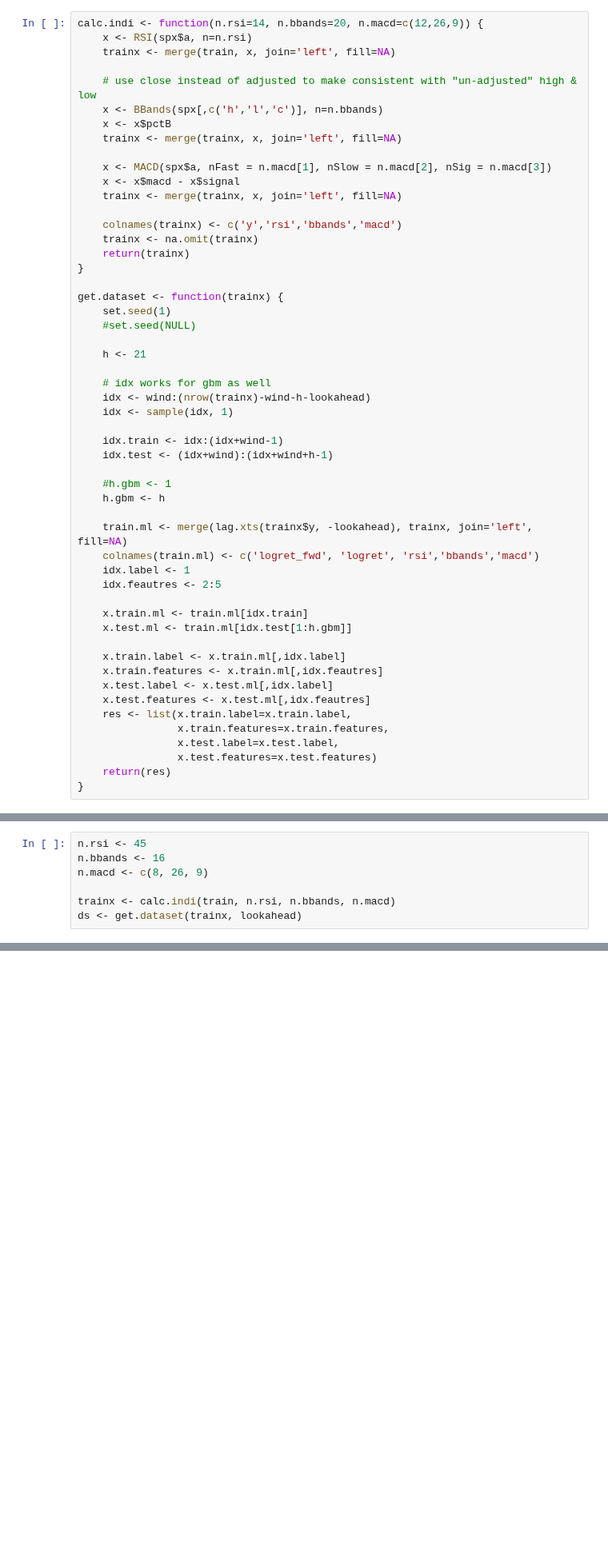
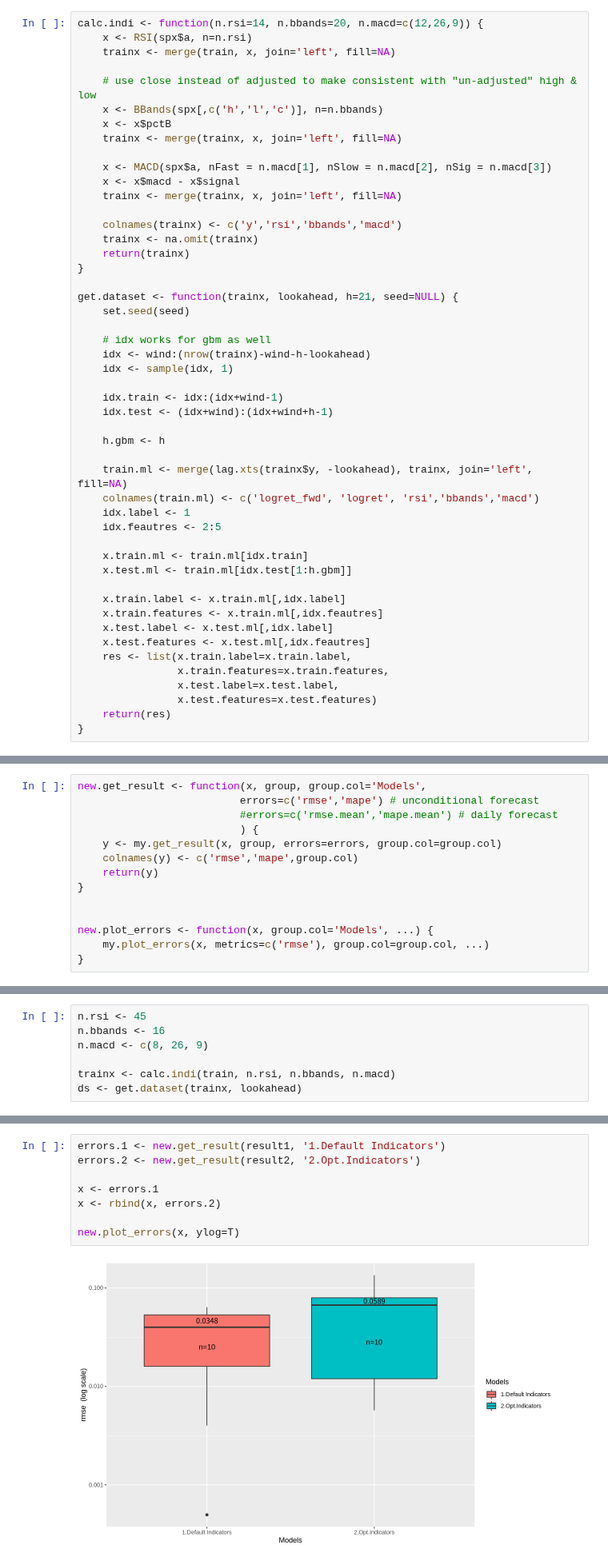
Before and after one commit to lbk209/timeseries, a Jupyter notebook: r_xgboost_snp500.ipynb, the cells around one changed output, grey strips where cells are left out. Shown at 80% size. Saved outputs shown, nothing was run; the diff lists cells and outputs as text; blank space fills up the shorter version.

```diff
--- a/r_xgboost_snp500.ipynb
+++ b/r_xgboost_snp500.ipynb
@@ -680,11 +680,8 @@ calc.indi <- function(n.rsi=14, n.bbands=20, n.macd=c(12,26,9)) {
     return(trainx)
 }
 
-get.dataset <- function(trainx) {
-    set.seed(1)
-    #set.seed(NULL)
-
-    h <- 21
+get.dataset <- function(trainx, lookahead, h=21, seed=NULL) {
+    set.seed(seed)
 
     # idx works for gbm as well
     idx <- wind:(nrow(trainx)-wind-h-lookahead)
@@ -693,7 +690,6 @@ get.dataset <- function(trainx) {
     idx.train <- idx:(idx+wind-1)
     idx.test <- (idx+wind):(idx+wind+h-1)
 
-    #h.gbm <- 1
     h.gbm <- h
 
     train.ml <- merge(lag.xts(trainx$y, -lookahead), trainx, join='left', fill=NA)
@@ -954,6 +932,20 @@ source(paste(path, "myutils.r", sep='/'))
 source(paste(path, "myarimagarch.r", sep='/'))
 # %%
 source(paste(path, "myxgb.r", sep='/'))
+# %%
+new.get_result <- function(x, group, group.col='Models',
+                          errors=c('rmse','mape') # unconditional forecast
+                          #errors=c('rmse.mean','mape.mean') # daily forecast
+                          ) {
+    y <- my.get_result(x, group, errors=errors, group.col=group.col)
+    colnames(y) <- c('rmse','mape',group.col)
+    return(y)
+}
+
+
+new.plot_errors <- function(x, group.col='Models', ...) {
+    my.plot_errors(x, metrics=c('rmse'), group.col=group.col, ...)
+}
 # %%
 calc.indi <- function(train, n.rsi=14, n.bbands=20, n.macd=c(12,26,9)) {
     x <- RSI(spx$a, n=n.rsi)
@@ -1068,0 +1102,10 @@ result2 <- xgb.tsCV.mean(ds$label, ds$features,
+# %%
+errors.1 <- new.get_result(result1, '1.Default Indicators')
+errors.2 <- new.get_result(result2, '2.Opt.Indicators')
+
+x <- errors.1
+x <- rbind(x, errors.2)
+
+new.plot_errors(x, ylog=T)
+# %% [output]
+[figure, added]
```
Also changed, not shown: parts of 13 cells of this notebook.
